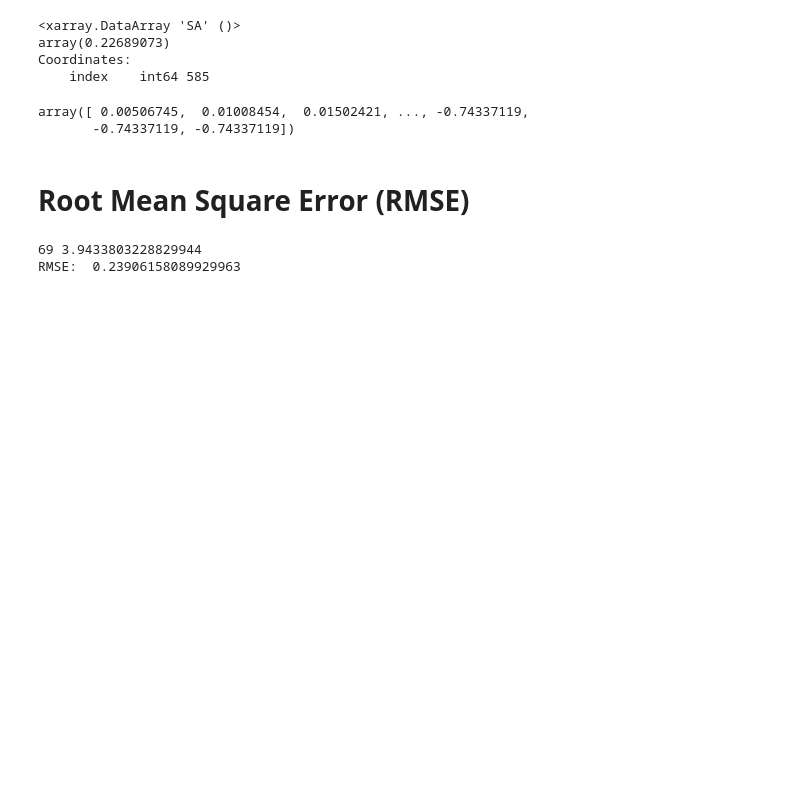
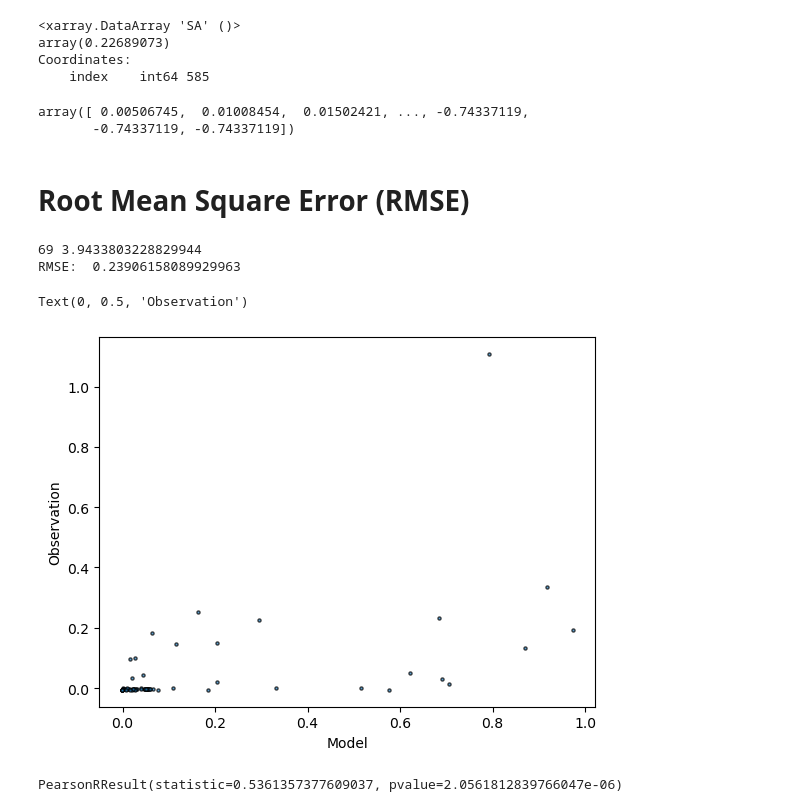
Before and after one commit to EirikKvamme/MScEirik, a Jupyter notebook: AreaInfo/Obs_vs_Model.ipynb, the cells around one changed output. Cells and saved outputs as stored; diff of their text form; code cells hidden in the pictures; blank space fills up the shorter version.

```diff
--- a/AreaInfo/Obs_vs_Model.ipynb
+++ b/AreaInfo/Obs_vs_Model.ipynb
@@ -221,3 +311,24 @@ print('RMSE: ',RMSE)
 # %% [output]
 69 3.9433803228829944
 RMSE:  0.23906158089929963
+# %%
+FWC_non_cum_Obs = []
+FWC_non_cum_Mod = []
+for x,y in zip(modelFWC,obsFWC):
+    for i,j in zip(x,y):
+        FWC_non_cum_Mod.append(i.max())
+        FWC_non_cum_Obs.append(j.max())
+# %%
+fig, ax = plt.subplots()
+ax.scatter(FWC_non_cum_Mod,FWC_non_cum_Obs,s=5,edgecolors='black',alpha=0.7)
+ax.set_xlabel('Model')
+ax.set_ylabel('Observation')
+# %% [output]
+Text(0, 0.5, 'Observation')
+[figure, added]
+# %%
+from scipy.stats.stats import pearsonr
+
+print(pearsonr(FWC_non_cum_Mod,FWC_non_cum_Obs))
+# %% [output]
+PearsonRResult(statistic=0.5361357377609037, pvalue=2.0561812839766047e-06)
```
Also changed, not shown: parts of 4 cells of this notebook.
